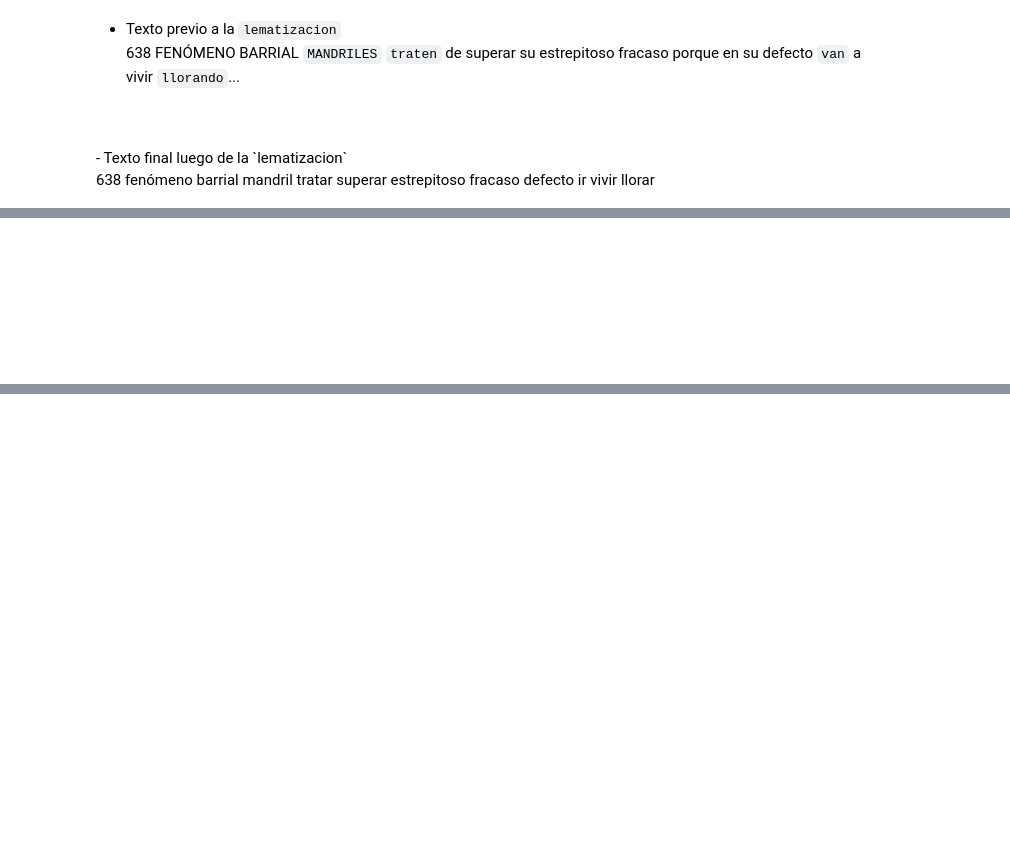
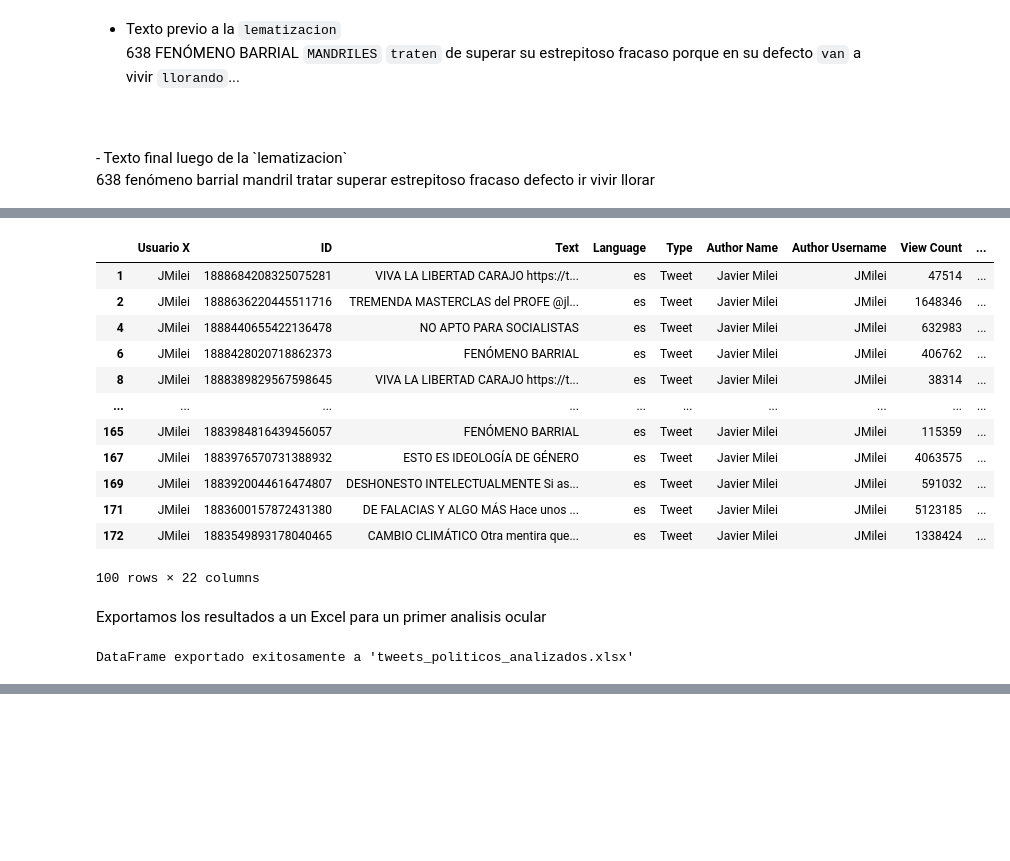
Before and after one commit to chetincho/Analisis_de_Sentimientos, a Jupyter notebook: proyecto.ipynb, the cells around one changed output, grey strips where cells are left out. Cells and saved outputs as stored; diff of their text form; code cells hidden in the pictures; blank space fills up the shorter version.

```diff
--- a/proyecto.ipynb
+++ b/proyecto.ipynb
@@ -683,0 +699,33 @@ Cada fila de esta matriz corresponde a un tweet y cada columna a una palabra del
+# %%
+lexico_dict = df_lexico.set_index('palabra')['polaridad'].to_dict()
+# %%
+def calcular_score_y_polaridad(tweet_text, lexico_dict):
+
+    if not isinstance(tweet_text, str):
+        return 0, 'Neutro' # Retorna score 0 y polaridad 'Neutro' para valores no-string
+
+
+    palabras = tweet_text.split()
+    score = 0
+
+    for palabra in palabras:
+        score += lexico_dict.get(palabra, 0) # Suma la polaridad de cada palabra encontrada
+
+        if lexico_dict.get(palabra, 0)==0:
+            print(palabra)
+
+
+    polaridad = 'Neutro'
+
+    if score > 0:
+        polaridad = 'Positivo'
+    elif score < 0:
+        polaridad = 'Negativo'
+
+    return score, polaridad
+
+# Aplicar la función a la columna 'Texto_Limpio' de df_sentimientos
+# La función .apply() con `result_type='expand'` permite retornar múltiples columnas
+df_sentimientos[['Score_Tweet', 'Polaridad_Tweet']] = df_sentimientos['Texto_Limpio'].apply(
+    lambda x: calcular_score_y_polaridad(x, lexico_dict)
+).apply(pd.Series) # .apply(pd.Series) es necesario si las tuplas tienen más de un elemento para expandirlas
@@ -684,9 +750,28 @@ Cada fila de esta matriz corresponde a un tweet y cada columna a una palabra del
+# %%
+df_sentimientos.head(100)
+# %% [output]
+|  | Usuario X | ID | Text | Language | Type | Author Name | Author Username | View Count | ... |
+| 1 | JMilei | 1888684208325075281 | VIVA LA LIBERTAD CARAJO https://t... | es | Tweet | Javier Milei | JMilei | 47514 | ... |
+| 2 | JMilei | 1888636220445511716 | TREMENDA MASTERCLAS del PROFE @jl... | es | Tweet | Javier Milei | JMilei | 1648346 | ... |
+| 4 | JMilei | 1888440655422136478 | NO APTO PARA SOCIALISTAS | es | Tweet | Javier Milei | JMilei | 632983 | ... |
+| 6 | JMilei | 1888428020718862373 | FENÓMENO BARRIAL | es | Tweet | Javier Milei | JMilei | 406762 | ... |
+| 8 | JMilei | 1888389829567598645 | VIVA LA LIBERTAD CARAJO https://t... | es | Tweet | Javier Milei | JMilei | 38314 | ... |
+| ... | ... | ... | ... | ... | ... | ... | ... | ... | ... |
+| 165 | JMilei | 1883984816439456057 | FENÓMENO BARRIAL | es | Tweet | Javier Milei | JMilei | 115359 | ... |
+| 167 | JMilei | 1883976570731388932 | ESTO ES IDEOLOGÍA DE GÉNERO | es | Tweet | Javier Milei | JMilei | 4063575 | ... |
+| 169 | JMilei | 1883920044616474807 | DESHONESTO INTELECTUALMENTE Si as... | es | Tweet | Javier Milei | JMilei | 591032 | ... |
+| 171 | JMilei | 1883600157872431380 | DE FALACIAS Y ALGO MÁS Hace unos ... | es | Tweet | Javier Milei | JMilei | 5123185 | ... |
+| 172 | JMilei | 1883549893178040465 | CAMBIO CLIMÁTICO Otra mentira que... | es | Tweet | Javier Milei | JMilei | 1338424 | ... |
+100 rows × 22 columns
+# %% [markdown]
+Exportamos los resultados a un Excel para un primer analisis ocular
+# %%
+nombre_archivo_excel = 'tweets_politicos_analizados.xlsx'
+
+df_sentimientos.to_excel(nombre_archivo_excel, index=False)
+
+print(f"DataFrame exportado exitosamente a '{nombre_archivo_excel}'")
+# %% [output]
+DataFrame exportado exitosamente a 'tweets_politicos_analizados.xlsx'
 # %% [markdown]
 ##### ![Primeras conclusiones:](https://github.com/chetincho/ds_Prediccion_de_enfermedades/blob/main/img/Primeras%20conclusiones.jpg?raw=true)
-# %% [markdown]
-<br>
-<br>
-<br>
-<br>
-<br>
-<br>
```
Also changed, not shown: parts of 23 cells of this notebook, 3 other files.
